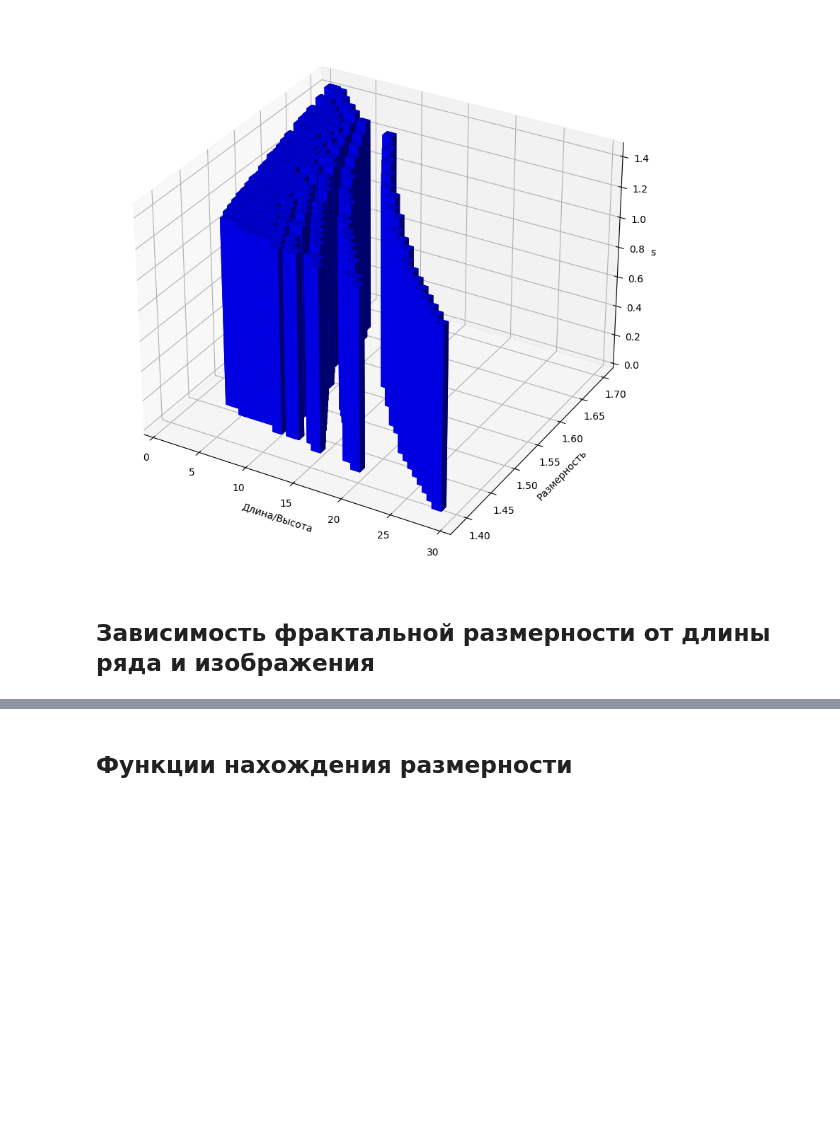
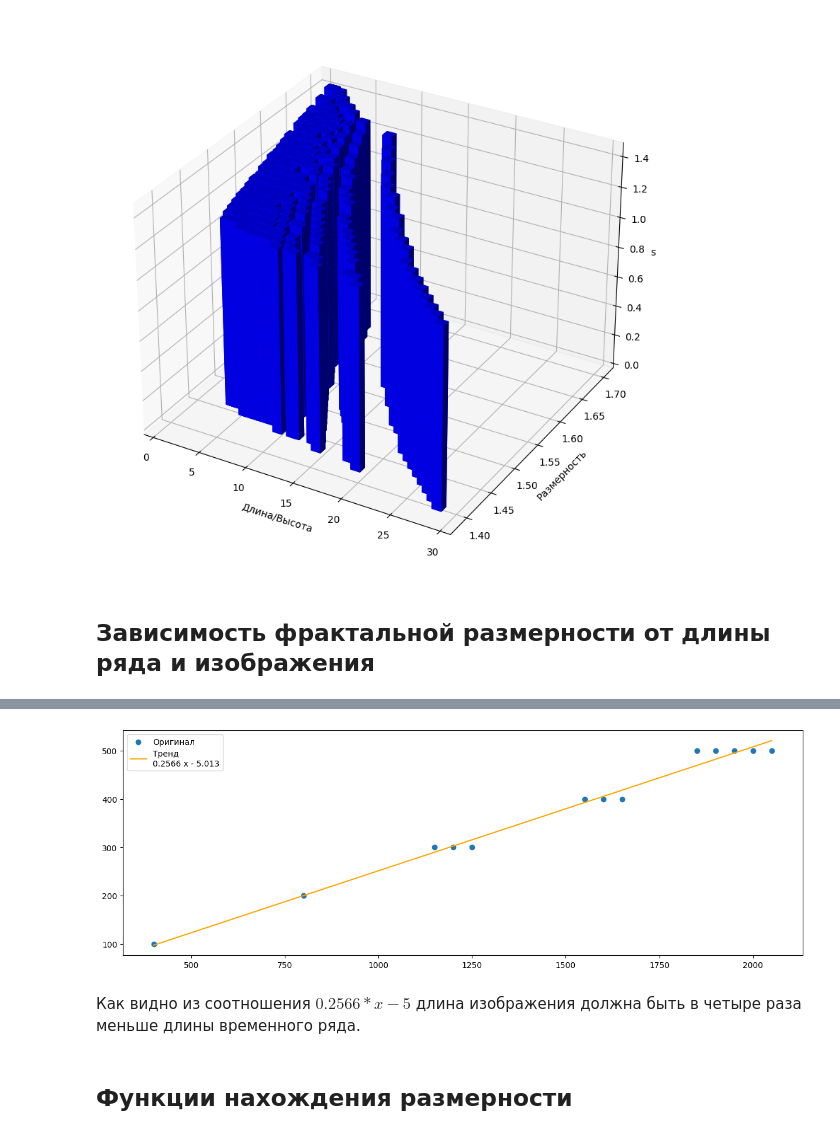
Before and after one commit to Evgeniy-Afanasev/science, a Jupyter notebook: Adaptation box count/adaptation.ipynb, the cells around one changed output, grey strips where cells are left out. Saved outputs shown, nothing was run; the diff lists cells and outputs as text; code cells hidden in the pictures; blank space fills up the shorter version.

```diff
--- a/Adaptation box count/adaptation.ipynb
+++ b/Adaptation box count/adaptation.ipynb
@@ -118,3 +143,14 @@ optimal_demension_df.loc[(optimal_demension_df['Размерность'] == 1.49
+# %%
+plt.figure(figsize=(15,5))
+plt.scatter(optimal_demension_df['Длина_ряда'], optimal_demension_df['Длина'], label=f'Оригинал')
+plt.legend()
+plt.plot(optimal_demension_df['Длина_ряда'], p(optimal_demension_df['Длина_ряда']), label=f'Тренд {p}', color='orange')
+plt.legend()
+plt.show()
+# %% [output]
+[figure, added]
+# %% [markdown]
+Как видно из соотношения $ 0.2566 * x - 5 $ длина изображения должна быть в четыре раза меньше длины временного ряда.
 # %% [markdown]
 ## Функции нахождения размерности
 # %%
```
Also changed, not shown: parts of 40 cells of this notebook, 1 other file.
